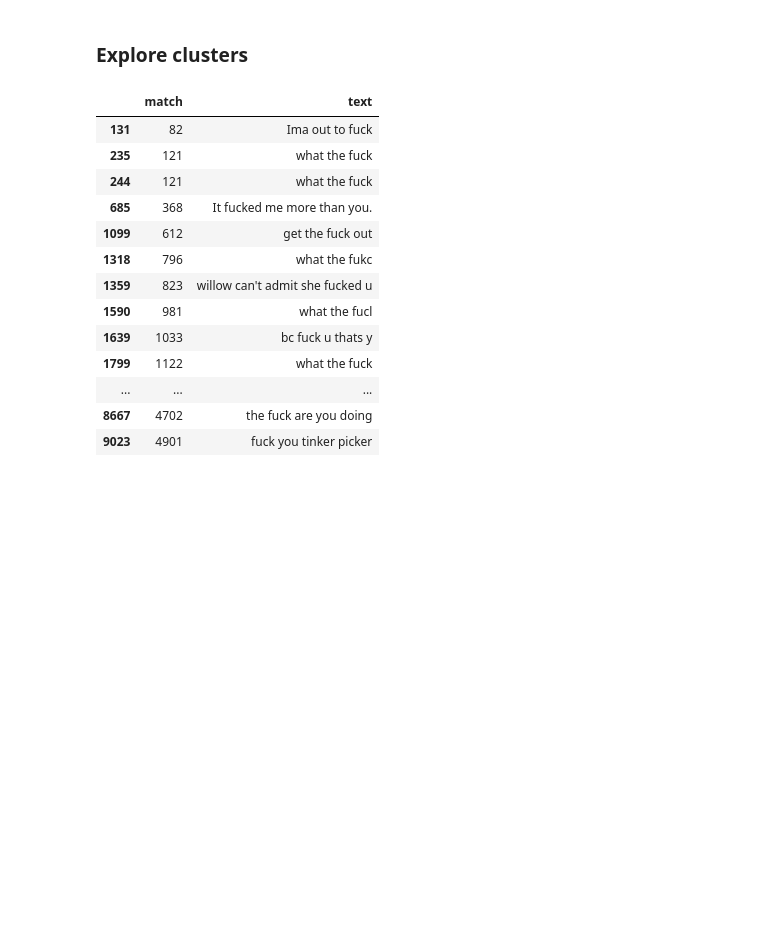
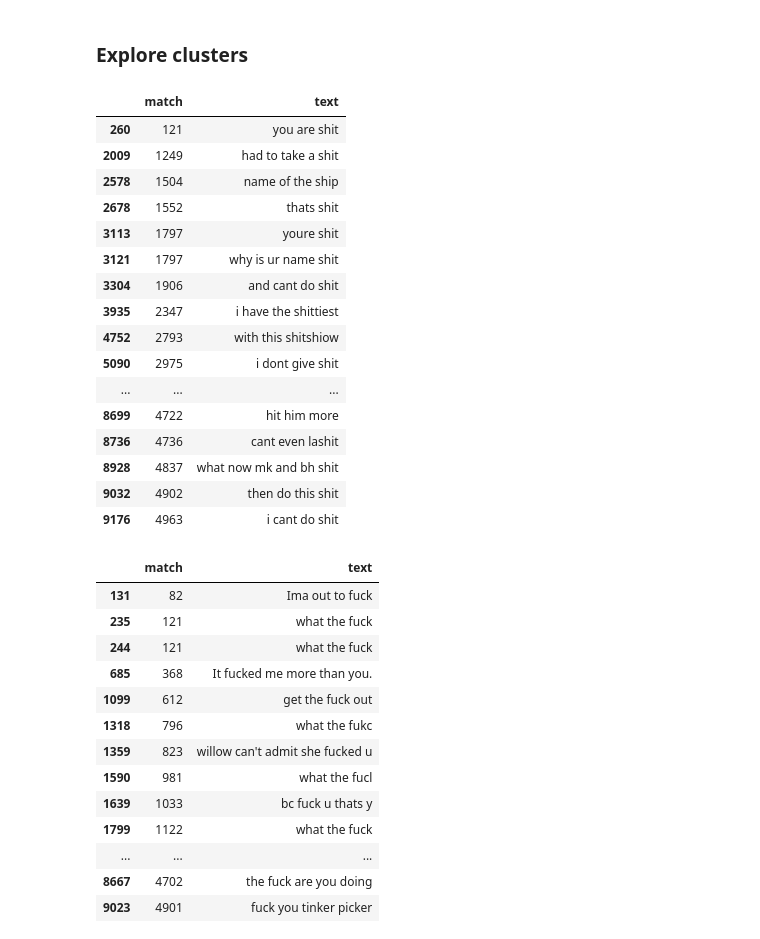
Before and after one commit to csralvall/online_game_toxicity, a Jupyter notebook: clustering_ftt.ipynb, the cells around one changed output. Saved outputs shown, nothing was run; the diff lists cells and outputs as text; code cells hidden in the pictures; blank space fills up the shorter version.

```diff
--- a/clustering_ftt.ipynb
+++ b/clustering_ftt.ipynb
@@ -291,5 +289,25 @@ ftt_scored
 # %% [markdown]
 ### Explore clusters
+# %%
+ftt_group.get_group(55)[['match','text']]
+# %% [output]
+|  | match | text |
+| 260 | 121 | you are shit |
+| 2009 | 1249 | had to take a shit |
+| 2578 | 1504 | name of the ship |
+| 2678 | 1552 | thats shit |
+| 3113 | 1797 | youre shit |
+| 3121 | 1797 | why is ur name shit |
+| 3304 | 1906 | and cant do shit |
+| 3935 | 2347 | i have the shittiest |
+| 4752 | 2793 | with this shitshiow |
+| 5090 | 2975 | i dont give shit |
+| ... | ... | ... |
+| 8699 | 4722 | hit him more |
+| 8736 | 4736 | cant even lashit |
+| 8928 | 4837 | what now mk and bh shit |
+| 9032 | 4902 | then do this shit |
+| 9176 | 4963 | i cant do shit |
 # %%
 ftt_group.get_group(33)[['match','text']]
 # %% [output]
```
Also changed, not shown: parts of 7 cells of this notebook.
